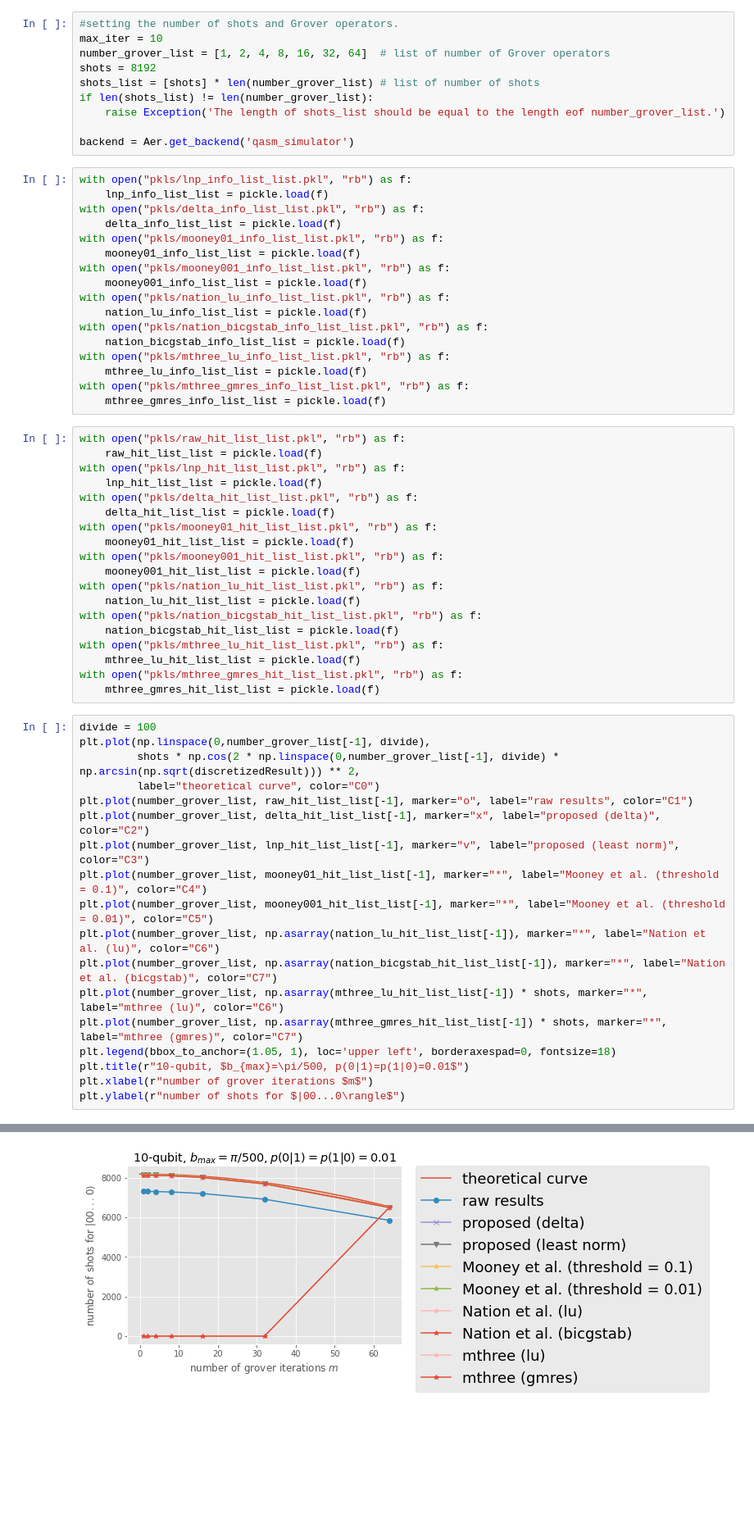
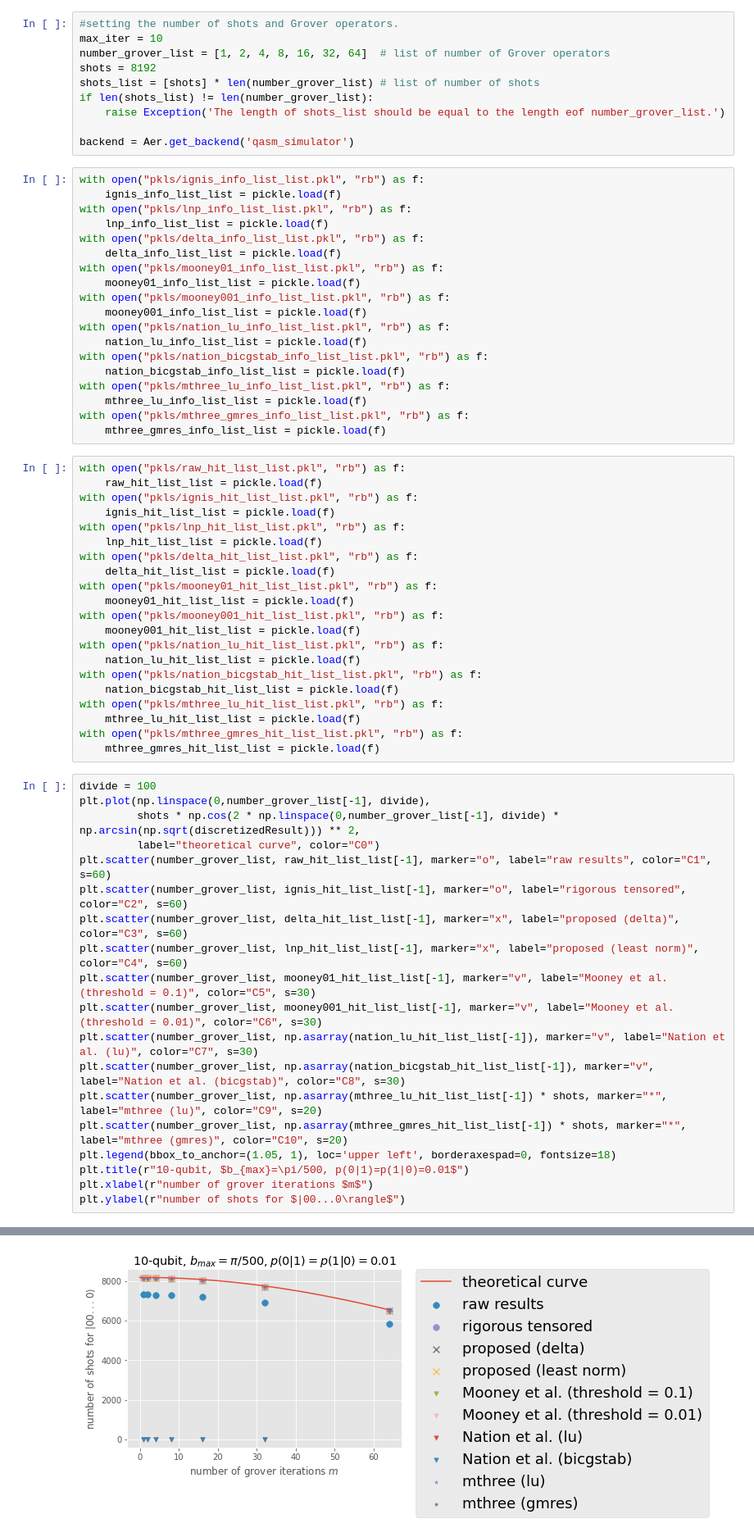
Before and after one commit to BOBO1997/master_thesis, a Jupyter notebook: test_libs_qrem/modified_grover/n10_piover500/p001_q001/analysis.ipynb, the cells around one changed output, grey strips where cells are left out. Shown: that part at 82% size. Cells and saved outputs as stored; diff of their text form; blank space fills up the shorter version.

Commit message:
added ignis mitigation results

```diff
--- a/test_libs_qrem/modified_grover/n10_piover500/p001_q001/analysis.ipynb
+++ b/test_libs_qrem/modified_grover/n10_piover500/p001_q001/analysis.ipynb
@@ -48,6 +48,8 @@ if len(shots_list) != len(number_grover_list):
 
 backend = Aer.get_backend('qasm_simulator')
 # %%
+with open("pkls/ignis_info_list_list.pkl", "rb") as f:
+    ignis_info_list_list = pickle.load(f)
 with open("pkls/lnp_info_list_list.pkl", "rb") as f:
     lnp_info_list_list = pickle.load(f)
 with open("pkls/delta_info_list_list.pkl", "rb") as f:
@@ -67,6 +69,8 @@ with open("pkls/mthree_gmres_info_list_list.pkl", "rb") as f:
 # %%
 with open("pkls/raw_hit_list_list.pkl", "rb") as f:
     raw_hit_list_list = pickle.load(f)
+with open("pkls/ignis_hit_list_list.pkl", "rb") as f:
+    ignis_hit_list_list = pickle.load(f)
 with open("pkls/lnp_hit_list_list.pkl", "rb") as f:
     lnp_hit_list_list = pickle.load(f)
 with open("pkls/delta_hit_list_list.pkl", "rb") as f:
@@ -86,21 +90,22 @@ with open("pkls/mthree_gmres_hit_list_list.pkl", "rb") as f:
 # %%
 divide = 100
 plt.plot(np.linspace(0,number_grover_list[-1], divide),
          shots * np.cos(2 * np.linspace(0,number_grover_list[-1], divide) * np.arcsin(np.sqrt(discretizedResult))) ** 2,
          label="theoretical curve", color="C0")
-plt.plot(number_grover_list, raw_hit_list_list[-1], marker="o", label="raw results", color="C1")
-plt.plot(number_grover_list, delta_hit_list_list[-1], marker="x", label="proposed (delta)", color="C2")
-plt.plot(number_grover_list, lnp_hit_list_list[-1], marker="v", label="proposed (least norm)", color="C3")
-plt.plot(number_grover_list, mooney01_hit_list_list[-1], marker="*", label="Mooney et al. (threshold = 0.1)", color="C4")
-plt.plot(number_grover_list, mooney001_hit_list_list[-1], marker="*", label="Mooney et al. (threshold = 0.01)", color="C5")
-plt.plot(number_grover_list, np.asarray(nation_lu_hit_list_list[-1]), marker="*", label="Nation et al. (lu)", color="C6")
-plt.plot(number_grover_list, np.asarray(nation_bicgstab_hit_list_list[-1]), marker="*", label="Nation et al. (bicgstab)", color="C7")
-plt.plot(number_grover_list, np.asarray(mthree_lu_hit_list_list[-1]) * shots, marker="*", label="mthree (lu)", color="C6")
-plt.plot(number_grover_list, np.asarray(mthree_gmres_hit_list_list[-1]) * shots, marker="*", label="mthree (gmres)", color="C7")
+plt.scatter(number_grover_list, raw_hit_list_list[-1], marker="o", label="raw results", color="C1", s=60)
+plt.scatter(number_grover_list, ignis_hit_list_list[-1], marker="o", label="rigorous tensored", color="C2", s=60)
+plt.scatter(number_grover_list, delta_hit_list_list[-1], marker="x", label="proposed (delta)", color="C3", s=60)
+plt.scatter(number_grover_list, lnp_hit_list_list[-1], marker="x", label="proposed (least norm)", color="C4", s=60)
+plt.scatter(number_grover_list, mooney01_hit_list_list[-1], marker="v", label="Mooney et al. (threshold = 0.1)", color="C5", s=30)
+plt.scatter(number_grover_list, mooney001_hit_list_list[-1], marker="v", label="Mooney et al. (threshold = 0.01)", color="C6", s=30)
+plt.scatter(number_grover_list, np.asarray(nation_lu_hit_list_list[-1]), marker="v", label="Nation et al. (lu)", color="C7", s=30)
+plt.scatter(number_grover_list, np.asarray(nation_bicgstab_hit_list_list[-1]), marker="v", label="Nation et al. (bicgstab)", color="C8", s=30)
+plt.scatter(number_grover_list, np.asarray(mthree_lu_hit_list_list[-1]) * shots, marker="*", label="mthree (lu)", color="C9", s=20)
+plt.scatter(number_grover_list, np.asarray(mthree_gmres_hit_list_list[-1]) * shots, marker="*", label="mthree (gmres)", color="C10", s=20)
 plt.legend(bbox_to_anchor=(1.05, 1), loc='upper left', borderaxespad=0, fontsize=18)
 plt.title(r"10-qubit, $b_{max}=\pi/500, p(0|1)=p(1|0)=0.01$")
 plt.xlabel(r"number of grover iterations $m$")
 plt.ylabel(r"number of shots for $|00...0\rangle$")
 # %% [output]
 Text(0, 0.5, 'number of shots for $|00...0\\rangle$')
-[figure, old version]
+[figure, new version]
```
Also changed, not shown: parts of 8 cells of this notebook, 8 other files.
